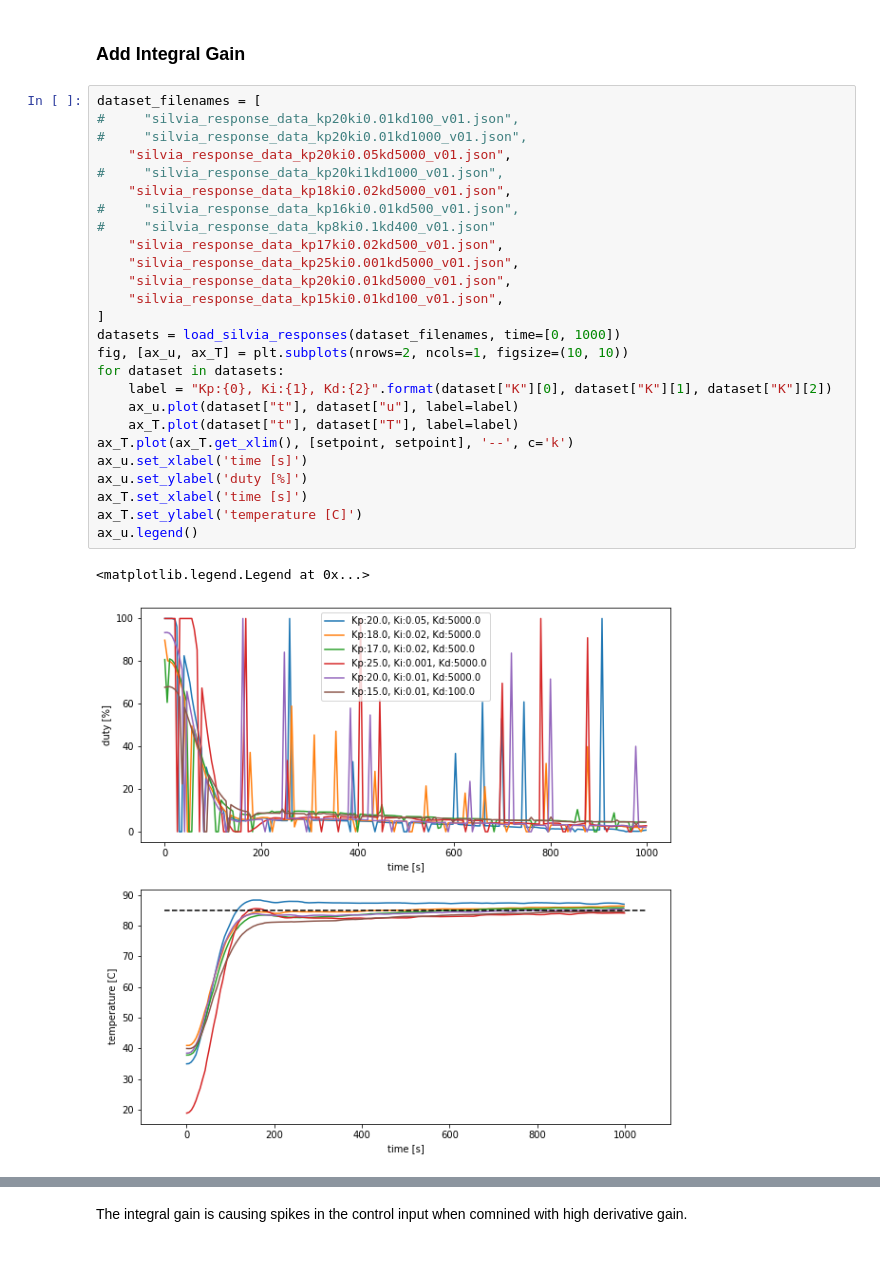
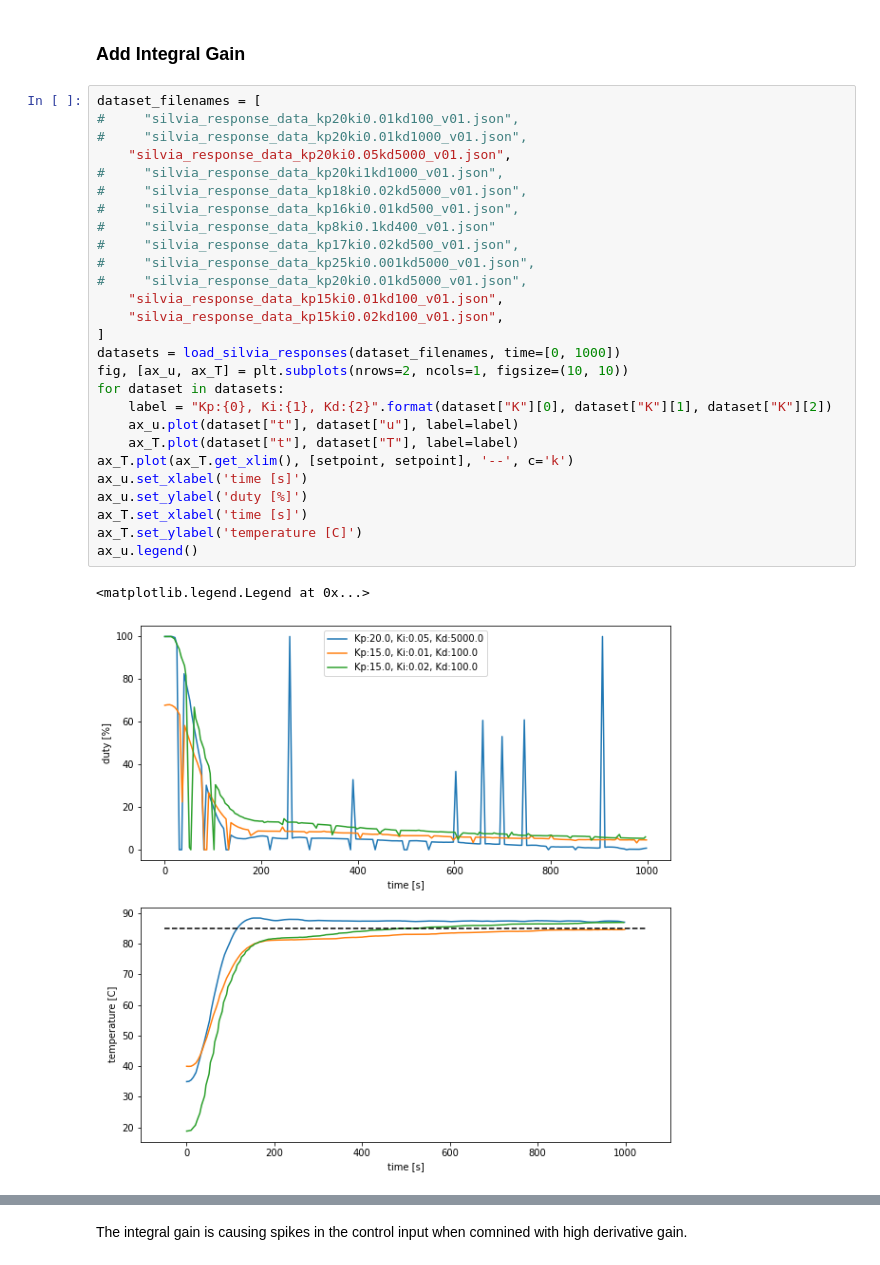
Before and after one commit to willhunt/silvia, a Jupyter notebook: docs/docs/control/assets/silvia_manual_tuning.ipynb, the cells around one changed output, grey strips where cells are left out. Cells and saved outputs as stored; diff of their text form.

```diff
--- a/docs/docs/control/assets/silvia_manual_tuning.ipynb
+++ b/docs/docs/control/assets/silvia_manual_tuning.ipynb
@@ -508,32 +508,33 @@ ax_T.axis([0,800, 75,95])
 # %%
 dataset_filenames = [
 #     "silvia_response_data_kp20ki0.01kd100_v01.json",
 #     "silvia_response_data_kp20ki0.01kd1000_v01.json",
     "silvia_response_data_kp20ki0.05kd5000_v01.json",
 #     "silvia_response_data_kp20ki1kd1000_v01.json",
-    "silvia_response_data_kp18ki0.02kd5000_v01.json",
+#     "silvia_response_data_kp18ki0.02kd5000_v01.json",
 #     "silvia_response_data_kp16ki0.01kd500_v01.json",
 #     "silvia_response_data_kp8ki0.1kd400_v01.json"
-    "silvia_response_data_kp17ki0.02kd500_v01.json",
-    "silvia_response_data_kp25ki0.001kd5000_v01.json",
-    "silvia_response_data_kp20ki0.01kd5000_v01.json",
+#     "silvia_response_data_kp17ki0.02kd500_v01.json",
+#     "silvia_response_data_kp25ki0.001kd5000_v01.json",
+#     "silvia_response_data_kp20ki0.01kd5000_v01.json",
     "silvia_response_data_kp15ki0.01kd100_v01.json",
+    "silvia_response_data_kp15ki0.02kd100_v01.json",
 ]
 datasets = load_silvia_responses(dataset_filenames, time=[0, 1000])
 fig, [ax_u, ax_T] = plt.subplots(nrows=2, ncols=1, figsize=(10, 10))
 for dataset in datasets:
     label = "Kp:{0}, Ki:{1}, Kd:{2}".format(dataset["K"][0], dataset["K"][1], dataset["K"][2])
     ax_u.plot(dataset["t"], dataset["u"], label=label)
     ax_T.plot(dataset["t"], dataset["T"], label=label)
 ax_T.plot(ax_T.get_xlim(), [setpoint, setpoint], '--', c='k')
 ax_u.set_xlabel('time [s]')
 ax_u.set_ylabel('duty [%]')
 ax_T.set_xlabel('time [s]')
 ax_T.set_ylabel('temperature [C]')
 ax_u.legend()
 # %% [output]
 <matplotlib.legend.Legend at 0x...>
-[figure, old version]
+[figure, new version]
 # %%
 fig, ax_T = plt.subplots(figsize=(10, 8))
 for dataset in datasets:
```
Also changed, not shown: parts of 2 cells of this notebook, 2 other files.
